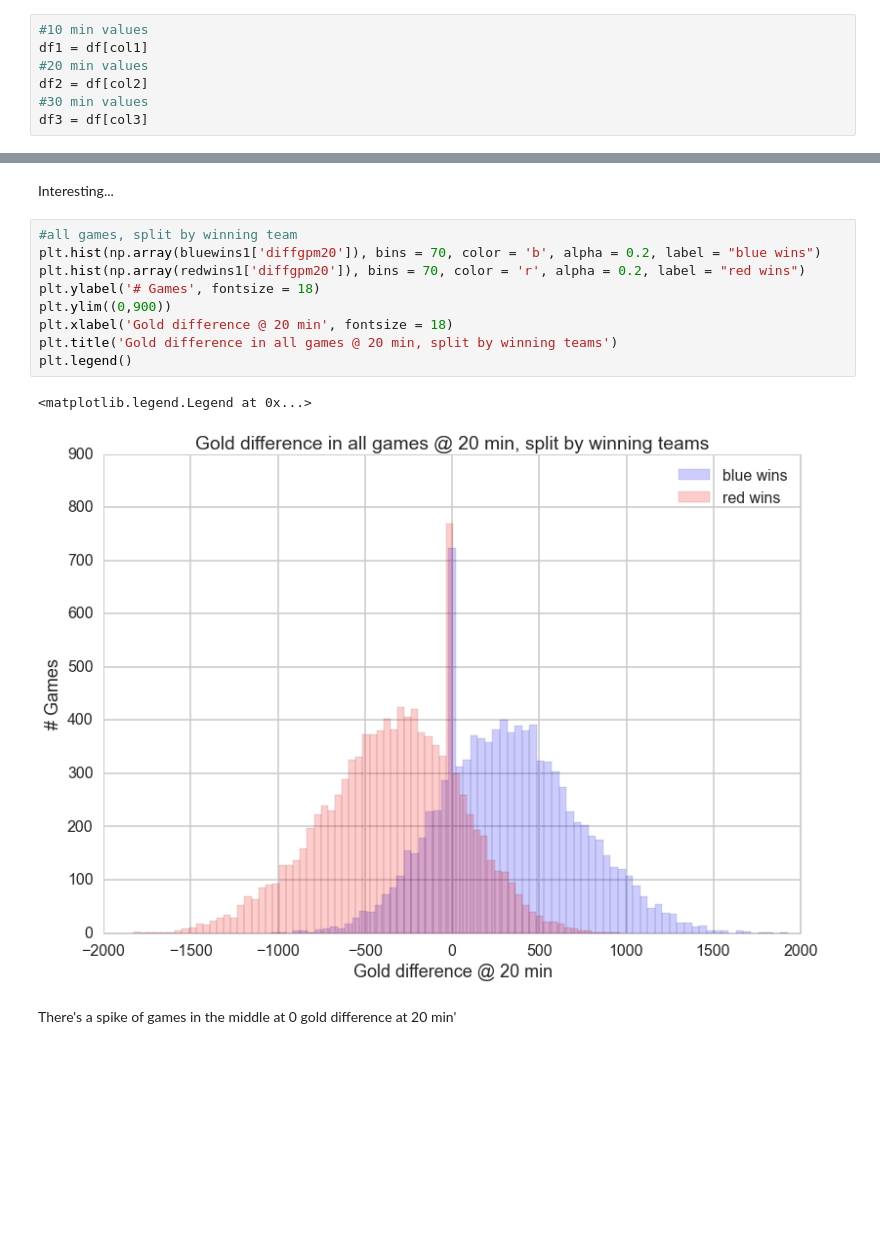
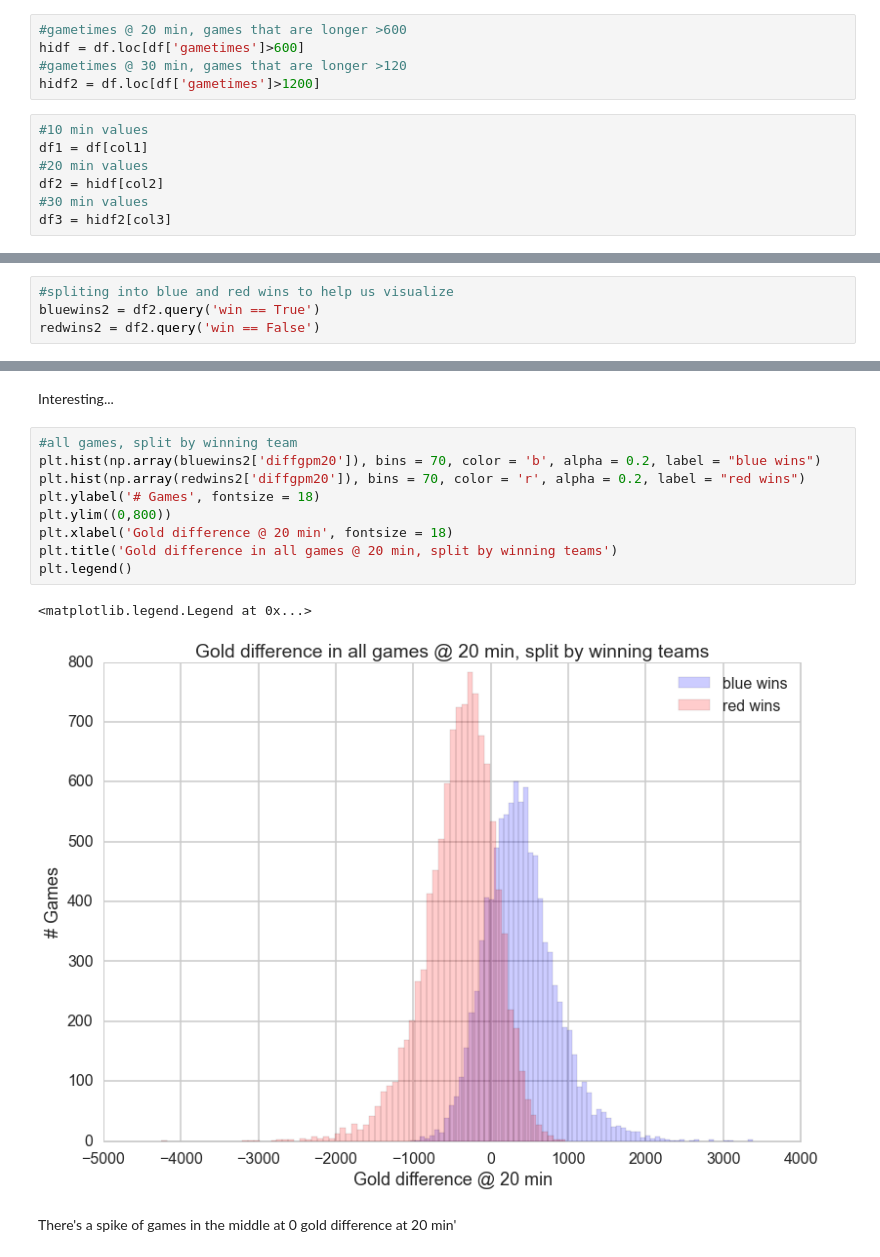
Before and after one commit to bchang823/109final, a Jupyter notebook: Leo_Models.ipynb, the cells around one changed output, grey strips where cells are left out. Drawn from its saved outputs; the diff is of its cells as text; blank space fills up the shorter version.

```diff
--- a/Leo_Models.ipynb
+++ b/Leo_Models.ipynb
@@ -524,13 +524,18 @@ print col3
 ['diffbaron10', 'diffcs10', 'diffdrag10', 'diffgpm10', 'diffinhib10', 'diffkill10', 'diffturret10', 'diffwardk10', 'diffwardp10', 'fb10l', 'win']
 ['diffbaron20', 'diffcs20', 'diffdrag20', 'diffgpm20', 'diffinhib20', 'diffkill20', 'diffturret20', 'diffwardk20', 'diffwardp20', 'fb20l', 'win']
 ['diffbaron30', 'diffcs30', 'diffdrag30', 'diffgpm30', 'diffinhib30', 'diffkill30', 'diffturret30', 'diffwardk30', 'diffwardp30', 'fb30l', 'win']
+# %%
+#gametimes @ 20 min, games that are longer >600
+hidf = df.loc[df['gametimes']>600]
+#gametimes @ 30 min, games that are longer >120
+hidf2 = df.loc[df['gametimes']>1200]
 # %%
 #10 min values
 df1 = df[col1]
 #20 min values
-df2 = df[col2]
+df2 = hidf[col2]
 #30 min values
-df3 = df[col3]
+df3 = hidf2[col3]
 # %%
 df1.head()
 # %% [output]
@@ -810,3 +826,7 @@ plt.show()
+# %%
+#spliting into blue and red wins to help us visualize
+bluewins2 = df2.query('win == True')
+redwins2 = df2.query('win == False')
 # %%
 #all games
 plt.hist(np.array(df2['diffgpm20']), bins = 100)
@@ -820,16 +840,16 @@ plt.title('Gold difference in all games @ 20 min')
 Interesting...
 # %%
 #all games, split by winning team
-plt.hist(np.array(bluewins1['diffgpm20']), bins = 70, color = 'b', alpha = 0.2, label = "blue wins")
-plt.hist(np.array(redwins1['diffgpm20']), bins = 70, color = 'r', alpha = 0.2, label = "red wins")
+plt.hist(np.array(bluewins2['diffgpm20']), bins = 70, color = 'b', alpha = 0.2, label = "blue wins")
+plt.hist(np.array(redwins2['diffgpm20']), bins = 70, color = 'r', alpha = 0.2, label = "red wins")
 plt.ylabel('# Games', fontsize = 18)
-plt.ylim((0,900))
+plt.ylim((0,800))
 plt.xlabel('Gold difference @ 20 min', fontsize = 18)
 plt.title('Gold difference in all games @ 20 min, split by winning teams')
 plt.legend()
 # %% [output]
 <matplotlib.legend.Legend at 0x...>
-[figure, old version]
+[figure, new version]
 # %% [markdown]
 There's a spike of games in the middle at 0 gold difference at 20 min'
 # %%
```
Also changed, not shown: parts of 70 cells of this notebook.
